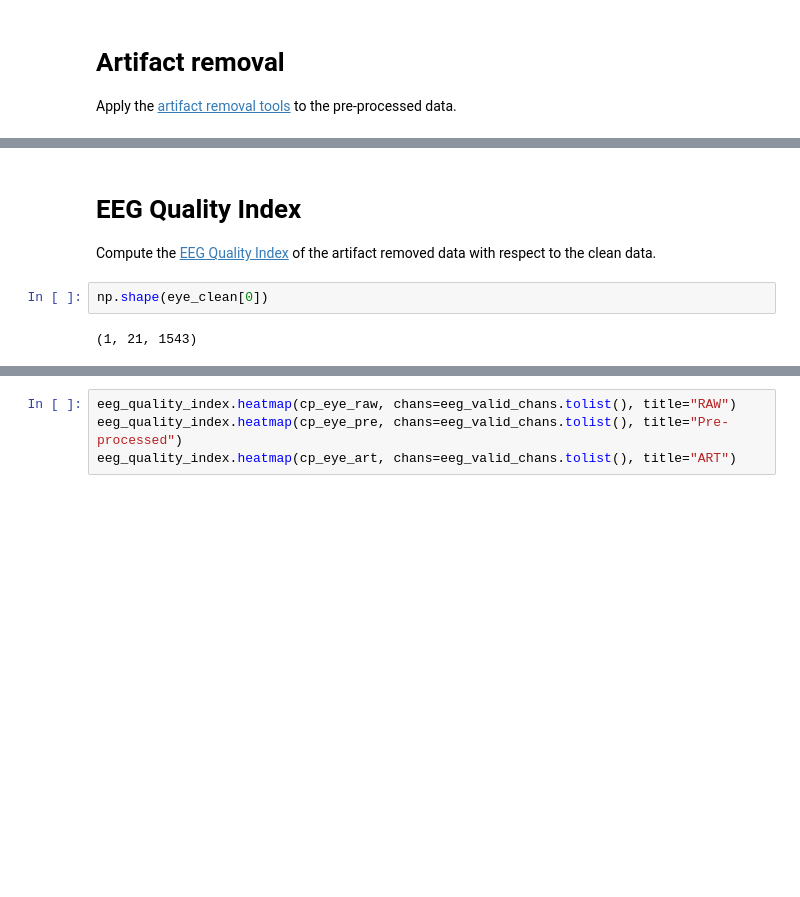
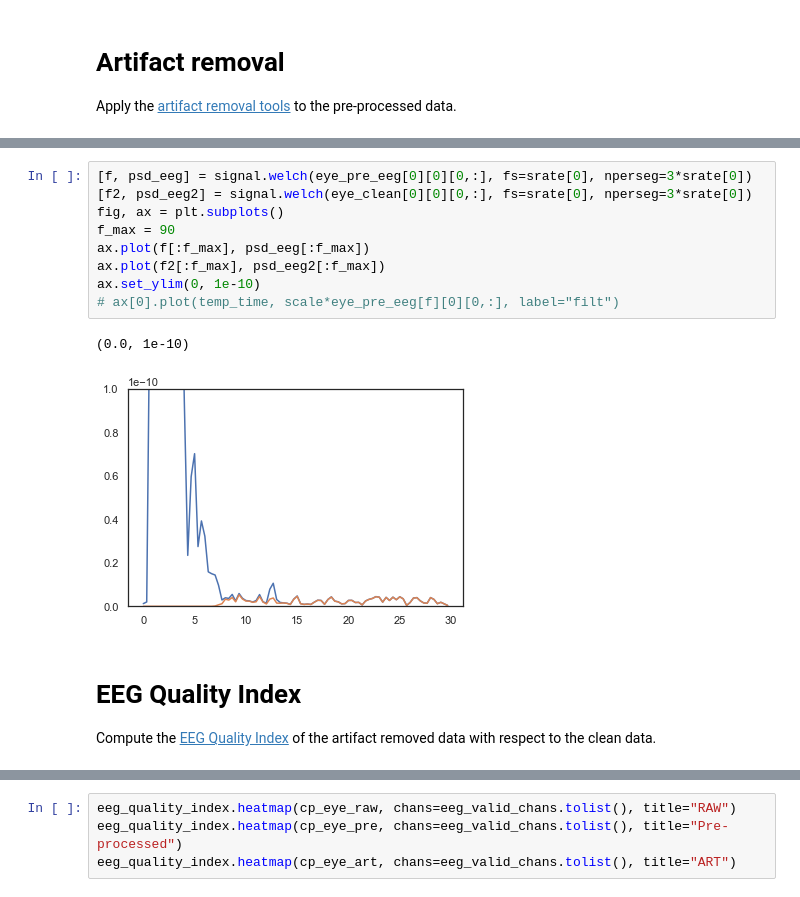
Before and after one commit to danielcomaduran/artifact-removal-tool-validation, a Jupyter notebook: Notebooks/02_Temple_Validation.ipynb, the cells around one changed output, grey strips where cells are left out. Cells and saved outputs as stored; diff of their text form; blank space fills up the shorter version.

```diff
--- a/Notebooks/02_Temple_Validation.ipynb
+++ b/Notebooks/02_Temple_Validation.ipynb
@@ -219,11 +230,19 @@ for f in range(n_files):
+# %%
+[f, psd_eeg] = signal.welch(eye_pre_eeg[0][0][0,:], fs=srate[0], nperseg=3*srate[0])
+[f2, psd_eeg2] = signal.welch(eye_clean[0][0][0,:], fs=srate[0], nperseg=3*srate[0])
+fig, ax = plt.subplots()
+f_max = 90
+ax.plot(f[:f_max], psd_eeg[:f_max])
+ax.plot(f2[:f_max], psd_eeg2[:f_max])
+ax.set_ylim(0, 1e-10)
+# ax[0].plot(temp_time, scale*eye_pre_eeg[f][0][0,:], label="filt")
+# %% [output]
+(0.0, 1e-10)
+[figure, added]
 # %% [markdown]
 # EEG Quality Index
 
 Compute the [EEG Quality Index](../Functions/eeg_quality_index.py) of the artifact removed data with respect to the clean data.
-# %%
-np.shape(eye_clean[0])
-# %% [output]
-(1, 21, 1543)
 # %%
 #%% Settings
 # - Plot settings
```
Also changed, not shown: parts of 5 cells of this notebook, 10 other files.
